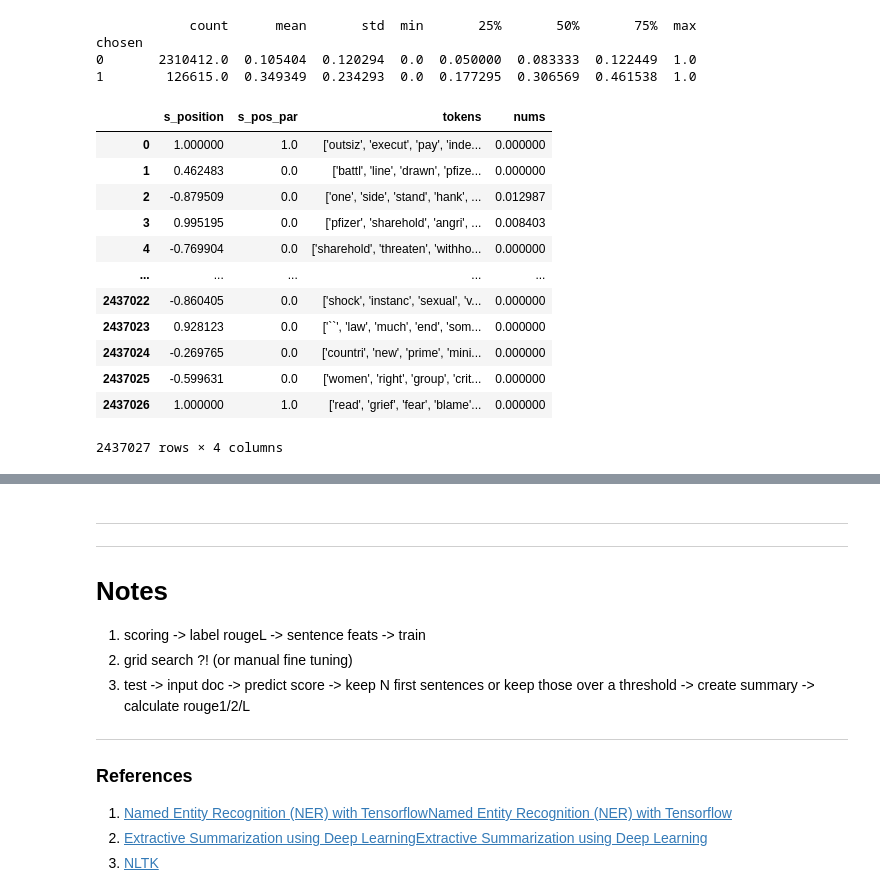
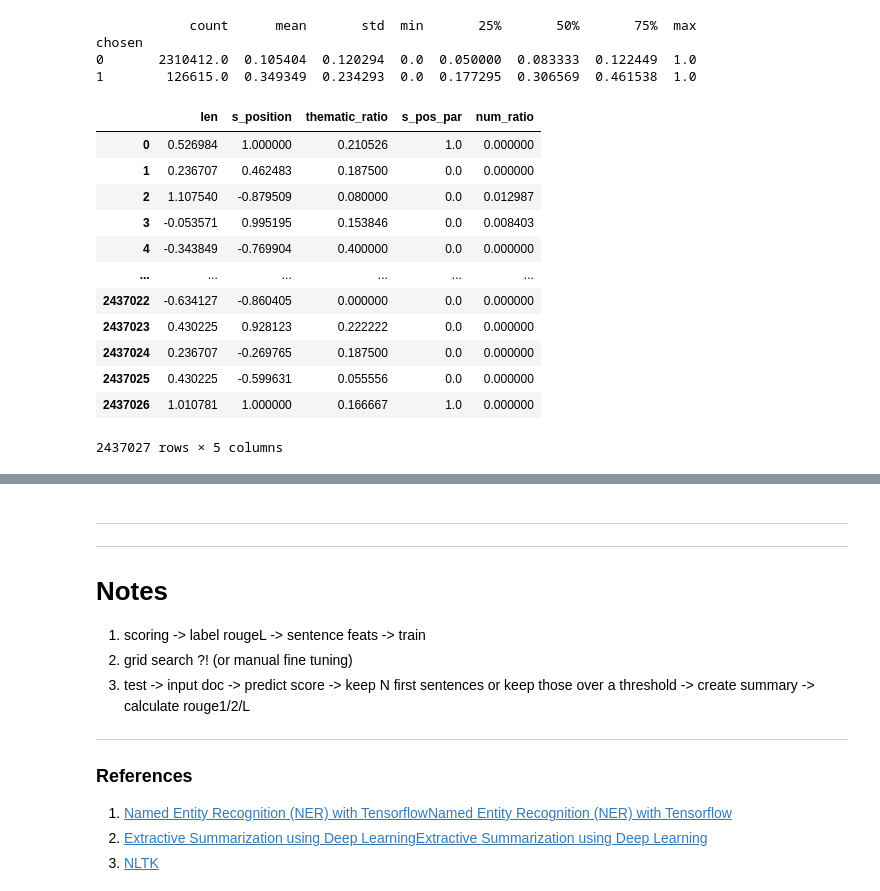
Before and after one commit to theatina/Extractive_Summarizer, a Jupyter notebook: m915-extrasummarizer.ipynb, the cells around one changed output, grey strips where cells are left out. Saved outputs shown, nothing was run; the diff lists cells and outputs as text; code cells hidden in the pictures.

Commit message:
Kaggle Notebook | M915_ExtraSummarizer | Version 20

```diff
--- a/m915-extrasummarizer.ipynb
+++ b/m915-extrasummarizer.ipynb
@@ -381,3 +377,24 @@ train_data
+# %%
+# train_data_feats=pd.read_csv("/kaggle/input/summarizer-data/train1_set_feats.csv")
+train_data_feats=pd.read_csv("/kaggle/working/Data/DataFrames/train1_set_feats.csv")
+train_data_feats=train_data_feats[["len", "s_position", "thematic_ratio", "s_pos_par", "num_ratio"]]
+lens= StandardScaler().fit_transform(np.array(train_data_feats["len"]).reshape(-1,1) )
+train_data_feats["len"]=lens
+train_data_feats
+# %% [output]
+|  | len | s_position | thematic_ratio | s_pos_par | num_ratio |
+| 0 | 0.526984 | 1.000000 | 0.210526 | 1.0 | 0.000000 |
+| 1 | 0.236707 | 0.462483 | 0.187500 | 0.0 | 0.000000 |
+| 2 | 1.107540 | -0.879509 | 0.080000 | 0.0 | 0.012987 |
+| 3 | -0.053571 | 0.995195 | 0.153846 | 0.0 | 0.008403 |
+| 4 | -0.343849 | -0.769904 | 0.400000 | 0.0 | 0.000000 |
+| ... | ... | ... | ... | ... | ... |
+| 2437022 | -0.634127 | -0.860405 | 0.000000 | 0.0 | 0.000000 |
+| 2437023 | 0.430225 | 0.928123 | 0.222222 | 0.0 | 0.000000 |
+| 2437024 | 0.236707 | -0.269765 | 0.187500 | 0.0 | 0.000000 |
+| 2437025 | 0.430225 | -0.599631 | 0.055556 | 0.0 | 0.000000 |
+| 2437026 | 1.010781 | 1.000000 | 0.166667 | 1.0 | 0.000000 |
+2437027 rows × 5 columns
 # %%
 # tokenize
 global pbar_cleaning
@@ -421,21 +439,5 @@ train_data_feats["nums"]=train_data_feats["tokens"].apply(lambda x: sum( [ t for
 train_data_feats.to_csv(os.path.join(data_dir,f"{data_type}_set_feats.csv"), header=True, index=False)
 # %%
 train_data_feats["nums"]=train_data_feats["tokens"].apply(lambda x: sum( [ 1 for t in eval(x) if t.isnumeric() ] )/len(x) )
-# %%
-train_data_feats
-# %% [output]
-|  | s_position | s_pos_par | tokens | nums |
-| 0 | 1.000000 | 1.0 | ['outsiz', 'execut', 'pay', 'inde... | 0.000000 |
-| 1 | 0.462483 | 0.0 | ['battl', 'line', 'drawn', 'pfize... | 0.000000 |
-| 2 | -0.879509 | 0.0 | ['one', 'side', 'stand', 'hank', ... | 0.012987 |
-| 3 | 0.995195 | 0.0 | ['pfizer', 'sharehold', 'angri', ... | 0.008403 |
-| 4 | -0.769904 | 0.0 | ['sharehold', 'threaten', 'withho... | 0.000000 |
-| ... | ... | ... | ... | ... |
-| 2437022 | -0.860405 | 0.0 | ['shock', 'instanc', 'sexual', 'v... | 0.000000 |
-| 2437023 | 0.928123 | 0.0 | ['``', 'law', 'much', 'end', 'som... | 0.000000 |
-| 2437024 | -0.269765 | 0.0 | ['countri', 'new', 'prime', 'mini... | 0.000000 |
-| 2437025 | -0.599631 | 0.0 | ['women', 'right', 'group', 'crit... | 0.000000 |
-| 2437026 | 1.000000 | 1.0 | ['read', 'grief', 'fear', 'blame'... | 0.000000 |
-2437027 rows × 4 columns
 # %%
 # train_data_feats=train_data[["len","text_position","thematic_words", ]]
```
Also changed, not shown: parts of 13 cells of this notebook.
